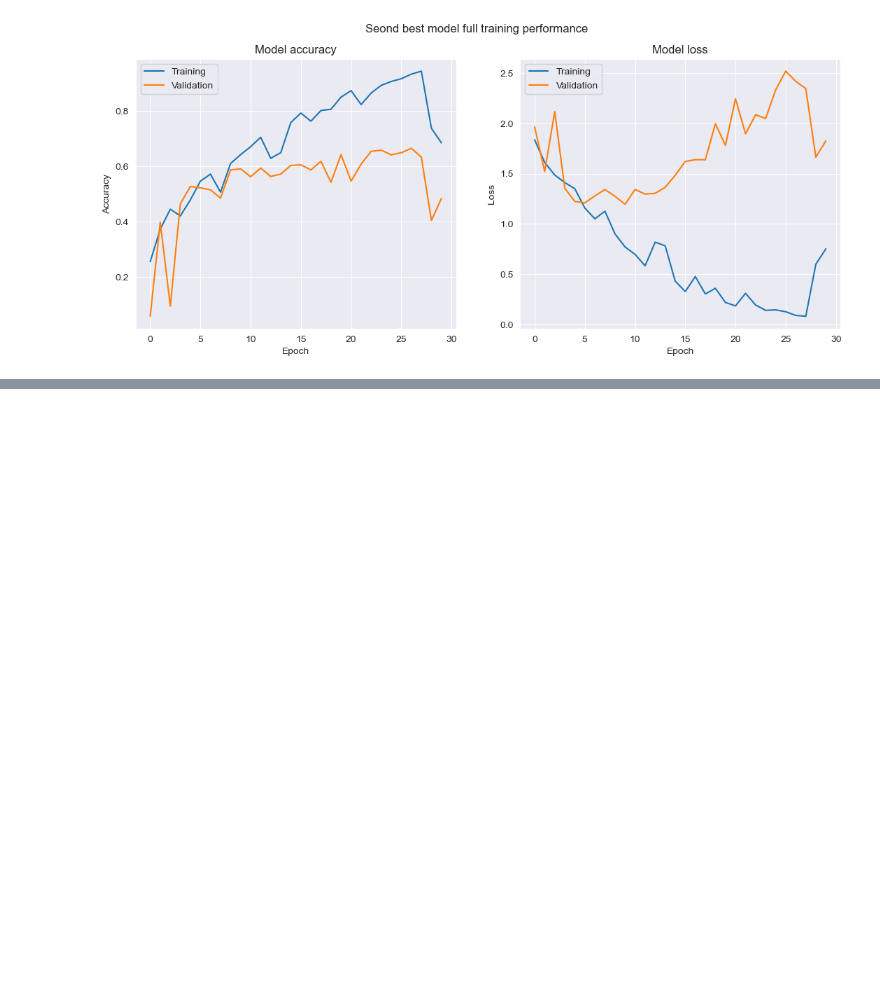
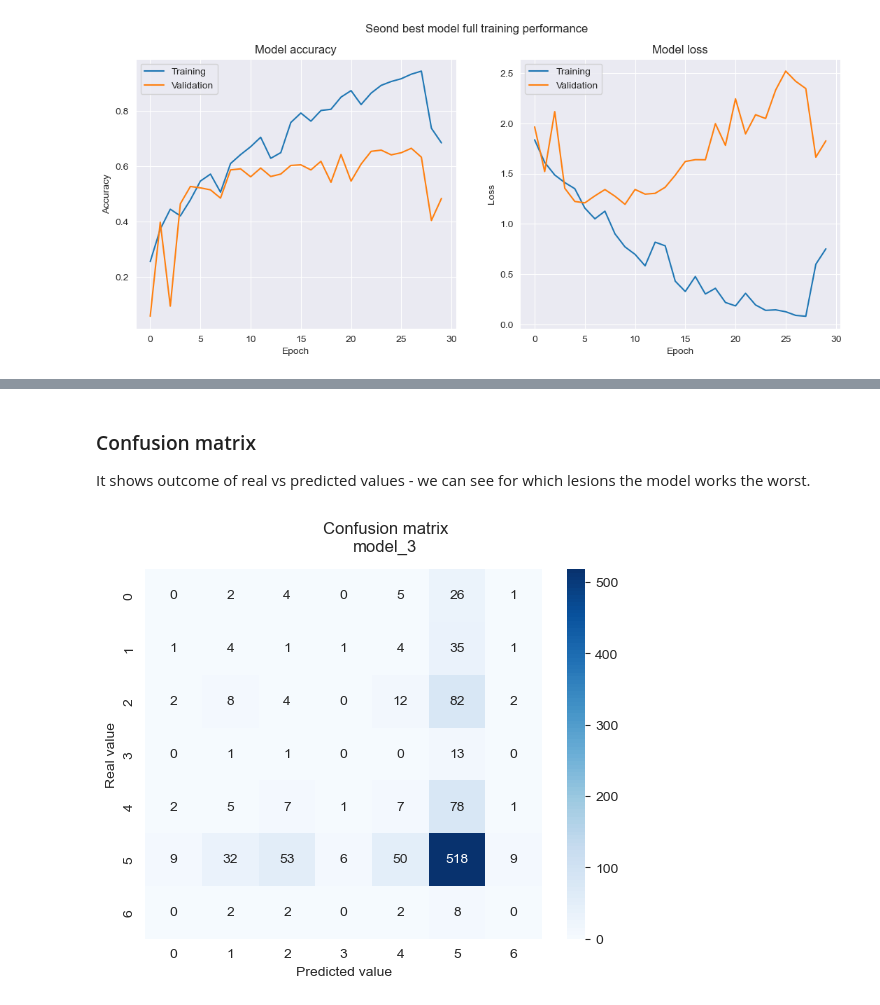
Before and after one commit to vroobelle93/04_skin_diseases, a Jupyter notebook: skin_diseases.ipynb, the cells around one changed output, grey strips where cells are left out. Saved outputs shown, nothing was run; the diff lists cells and outputs as text; code cells hidden in the pictures; blank space fills up the shorter version.

```diff
--- a/skin_diseases.ipynb
+++ b/skin_diseases.ipynb
@@ -751,0 +751,5 @@ plt.show()
+# %%
+# Load model 3
+model_3_best = load_model('model_3_callback.h5')
+# Load model from transfer learning
+model_transfer_best = load_model('model_history_callback.h5')
@@ -751,0 +772,3 @@ plt.show()
+# %%
+predicted_3 = model_3_best.predict(test_generator)
+predicted_transfer = model_transfer_best.predict(test_generator)
@@ -751,0 +778,22 @@ plt.show()
+# %% [markdown]
+### Confusion matrix
+It shows outcome of real vs predicted values - we can see for which lesions the model works the worst.
+# %%
+# Confusion matrix for model_3
+
+predicted_values_3 = np.argmax(predicted_3, axis=1)
+true_values = test_generator.classes
+confusion_mtx_03 = confusion_matrix(true_values, predicted_values_3)
+
+sns.heatmap(confusion_mtx_03,
+            annot=True,
+            fmt='d',
+            cmap=(sns.color_palette('Blues', 100))
+            )
+plt.suptitle('Confusion matrix\nmodel_3')
+plt.xlabel('Predicted value')
+plt.ylabel('Real value')
+
+plt.show()
+# %% [output]
+[figure, added]
```
Also changed, not shown: parts of 39 cells of this notebook.
